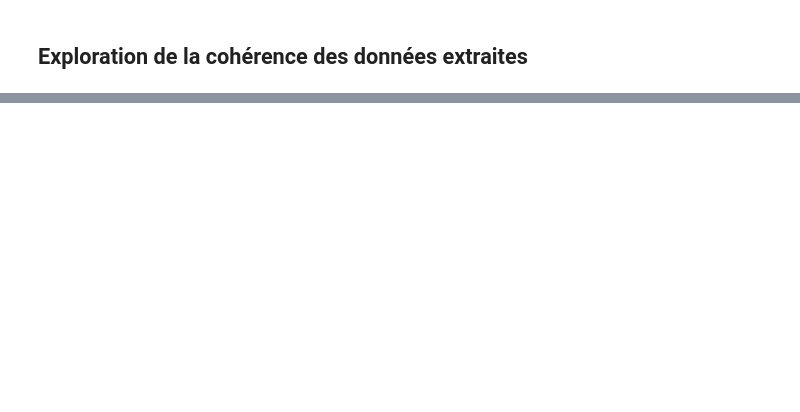
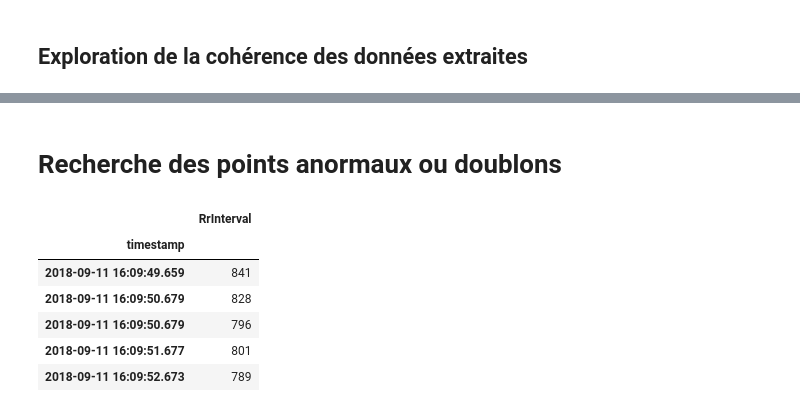
Before and after one commit to Aura-healthcare/Aura_data_analysis_platform, a Jupyter notebook: notebook/exploration_data_and_outliers.ipynb, the cells around one changed output, grey strips where cells are left out. Saved outputs shown, nothing was run; the diff lists cells and outputs as text; code cells hidden in the pictures; blank space fills up the shorter version.

```diff
--- a/notebook/exploration_data_and_outliers.ipynb
+++ b/notebook/exploration_data_and_outliers.ipynb
@@ -9,9 +6,0 @@ list_files_example.remove(".DS_Store")
-# %%
-data_list = {}
-
-for i, file in enumerate(list_files_example):
-    # test uniquement les nouveaux fichiers générés
-    if "Hrv" in file:
-        with open("data_example/" + file) as f:
-            data_list[i] = json.load(f)
-            print(file)
@@ -36,3 +45,24 @@ def transform_json_data_RrInterval_to_dataframe(json_data):
     return df_exploration
 # %% [markdown]
 ## Exploration de la cohérence des données extraites
+# %%
+df_list = []
+for i in range(len(data_list)):
+    try:
+        print()
+        print("fichier {} : {}".format(i, list_files_example[i]))
+        df = transform_json_data_RrInterval_to_dataframe(data_list[i])
+        df_list.append(df)
+        print("Somme des RrInt (s): " + str(df["RrInterval"].sum() / 1000))
+        print("Nombre de RrInt : " + str(df["RrInterval"].count()))
+        timedelta = df.index[-1] - df.index[0]
+        print("TimeDelta : " + str(timedelta))
+        print("En secondes : " + str(timedelta.seconds))
+        print(df.resample("1T").count())
+        print()
+        print("------------------------------------")
+    except:
+        print("Problem for " + "data_list[" + str(i) + "]")
+        print()
+        print("------------------------------------")
+        pass
@@ -78,0 +125,12 @@ import matplotlib.pyplot as plt
+# %% [markdown]
+# Recherche des points anormaux ou doublons
+# %%
+df_list[0].head()
+# %% [output]
+|  | RrInterval |
+| timestamp |  |
+| 2018-09-11 16:09:49.659 | 841 |
+| 2018-09-11 16:09:50.679 | 828 |
+| 2018-09-11 16:09:50.679 | 796 |
+| 2018-09-11 16:09:51.677 | 801 |
+| 2018-09-11 16:09:52.673 | 789 |
```
Also changed, not shown: parts of 13 cells of this notebook, 17 other files.
